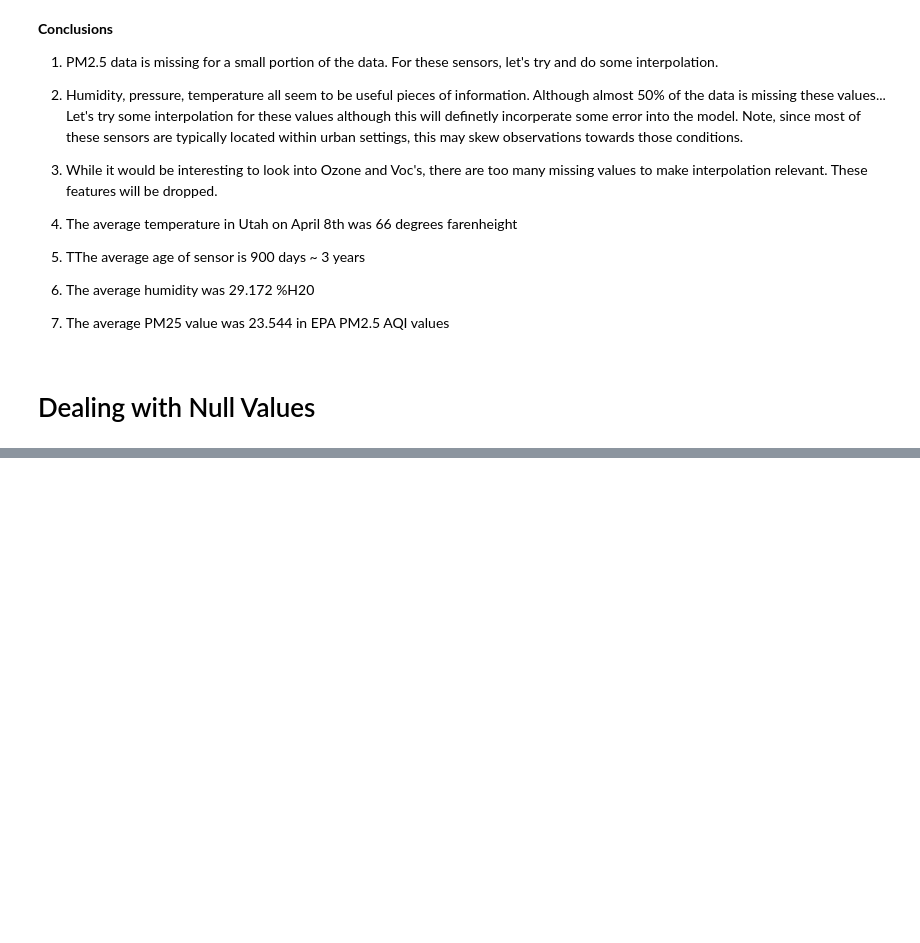
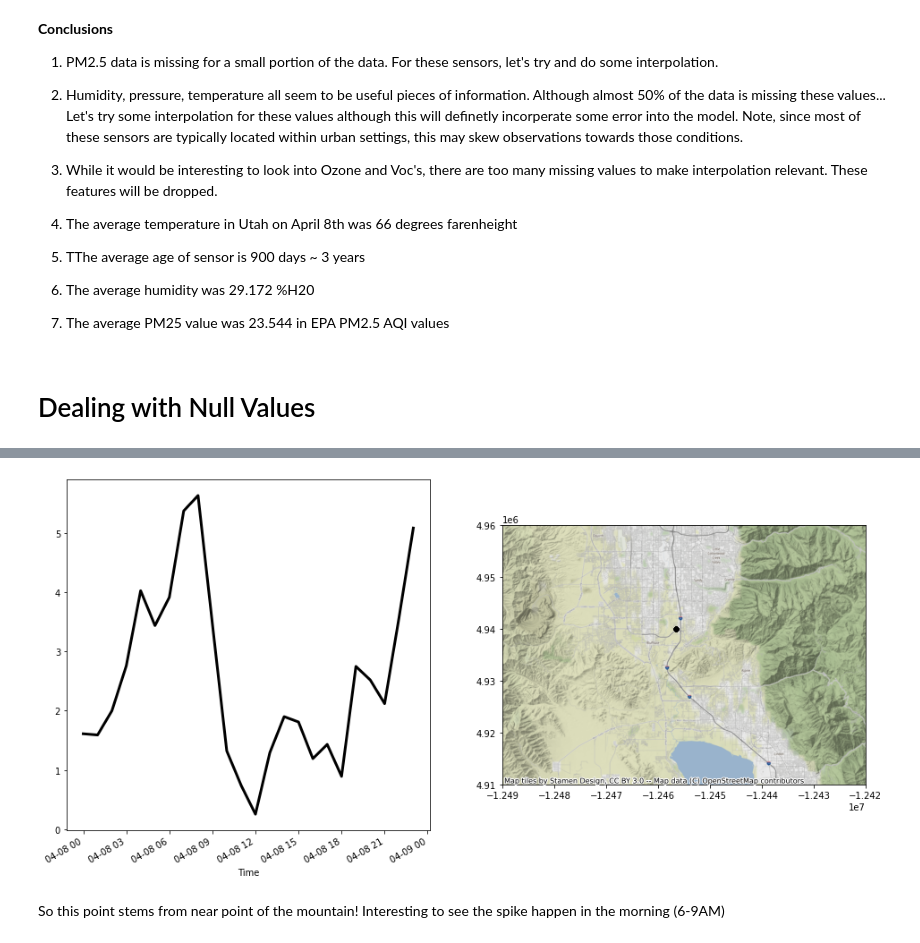
Before and after one commit to greglee1905/Purp_Air_Analysis, a Jupyter notebook: Module_6.ipynb, the cells around one changed output, grey strips where cells are left out. Saved outputs shown, nothing was run; the diff lists cells and outputs as text; code cells hidden in the pictures; blank space fills up the shorter version.

```diff
--- a/Module_6.ipynb
+++ b/Module_6.ipynb
@@ -243,0 +343,14 @@ ctx.add_basemap(ax)
+# %%
+#we will make the assumption that if missing temperature, the values will all be missing
+filled = ut_df_pm25_fill[ut_df_pm25_fill['temp_f'].notna()]
+missing = ut_df_pm25_fill[ut_df_pm25_fill['temp_f'].isna()]
+
+#Finds the closest point for all data
+closest_points = [closest_point(x, list(filled['point'])) for x in missing['point']]
+# %%
+for index, point in enumerate(closest_points):
+    similiar = filled[filled['point'] == point]
+    most_sim = similiar[similiar['Time'] == missing['Time'].iloc[index]]
+    missing['temp_f'].iloc[index] = most_sim['temp_f'].iloc[0]
+    missing['pressure'].iloc[index] = most_sim['pressure'].iloc[0]
+    missing['humidity'].iloc[index] = most_sim['humidity'].iloc[0]
@@ -243,0 +369,3 @@ ctx.add_basemap(ax)
+# %%
+ut_df_filled = filled.append(missing)
+ut_df_filled.isna().sum()
@@ -243,0 +387,2 @@ ctx.add_basemap(ax)
+# %%
+ut_df_filled = ut_df_filled[ut_df_filled['PM2_5Value']<500].reset_index(drop=True)
@@ -243,0 +393,23 @@ ctx.add_basemap(ax)
+# %%
+#Let's visualize a single sensor first:
+samp_pm25 = ut_df_filled[ut_df_filled['ID'] == 10808][['Lon','Lat','Time','PM2_5Value']]
+
+samp_pm25_gdf = gpd.GeoDataFrame(samp_pm25, geometry=gpd.points_from_xy(samp_pm25.Lon,samp_pm25.Lat))
+samp_pm25_gdf.crs = {'init' :'epsg:4326'}
+samp_pm25_gdf = samp_pm25_gdf.to_crs({'init': 'epsg:3857'})
+
+# Set up the plotting environment
+f,ax = plt.subplots(1,2,figsize=(16,8))
+
+# Put the "date" column as an index, access the remaining "passengers" column, and plot on the ax defined above
+samp_pm25.set_index('Time')['PM2_5Value'].plot(c='k',lw=3,ax=ax[0])
+
+#plot the location
+samp_pm25_gdf.plot(ax = ax[1],color = 'k',markersize = 20,marker='o')
+ax[1].set_xlim(-1.249e7, -1.242e7)
+ax[1].set_ylim(4910000, 4960000)
+ctx.add_basemap(ax[1])
+# %% [output]
+[figure, added]
+# %% [markdown]
+So this point stems from near point of the mountain! Interesting to see the spike happen in the morning (6-9AM)
```
Also changed, not shown: parts of 48 cells of this notebook, 48 other files.
